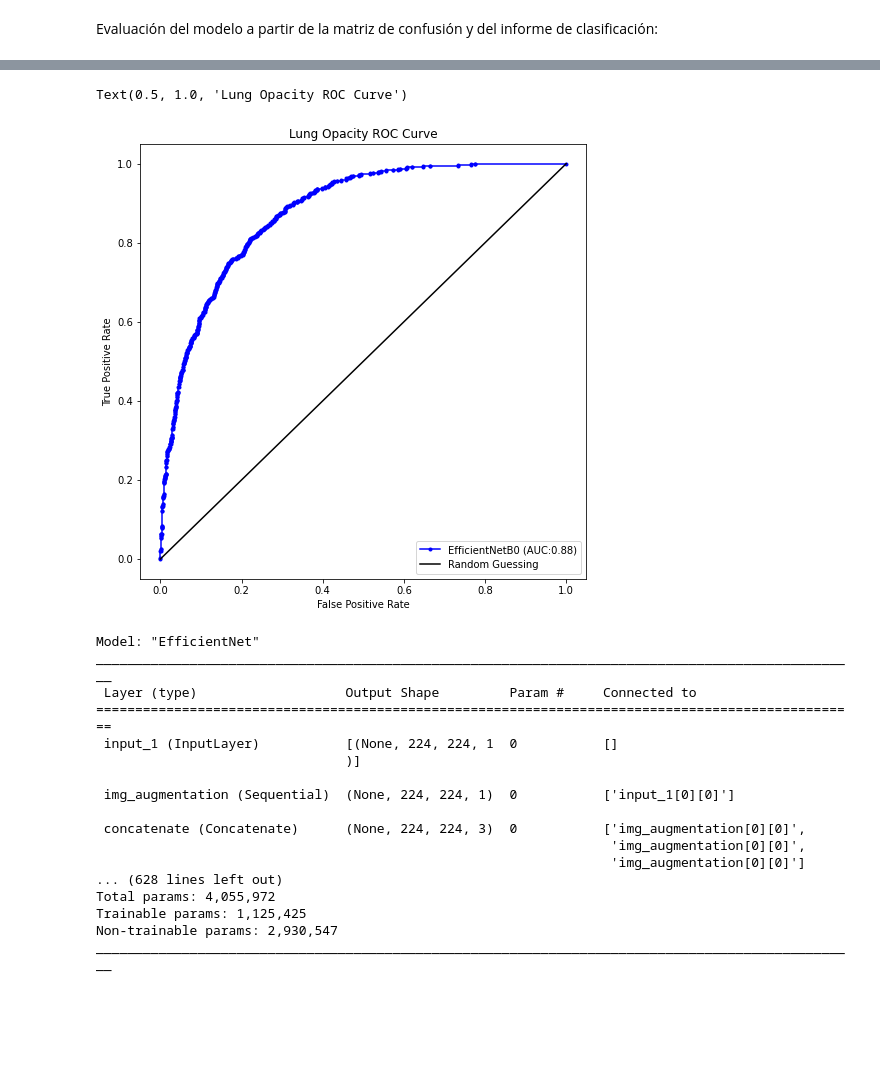
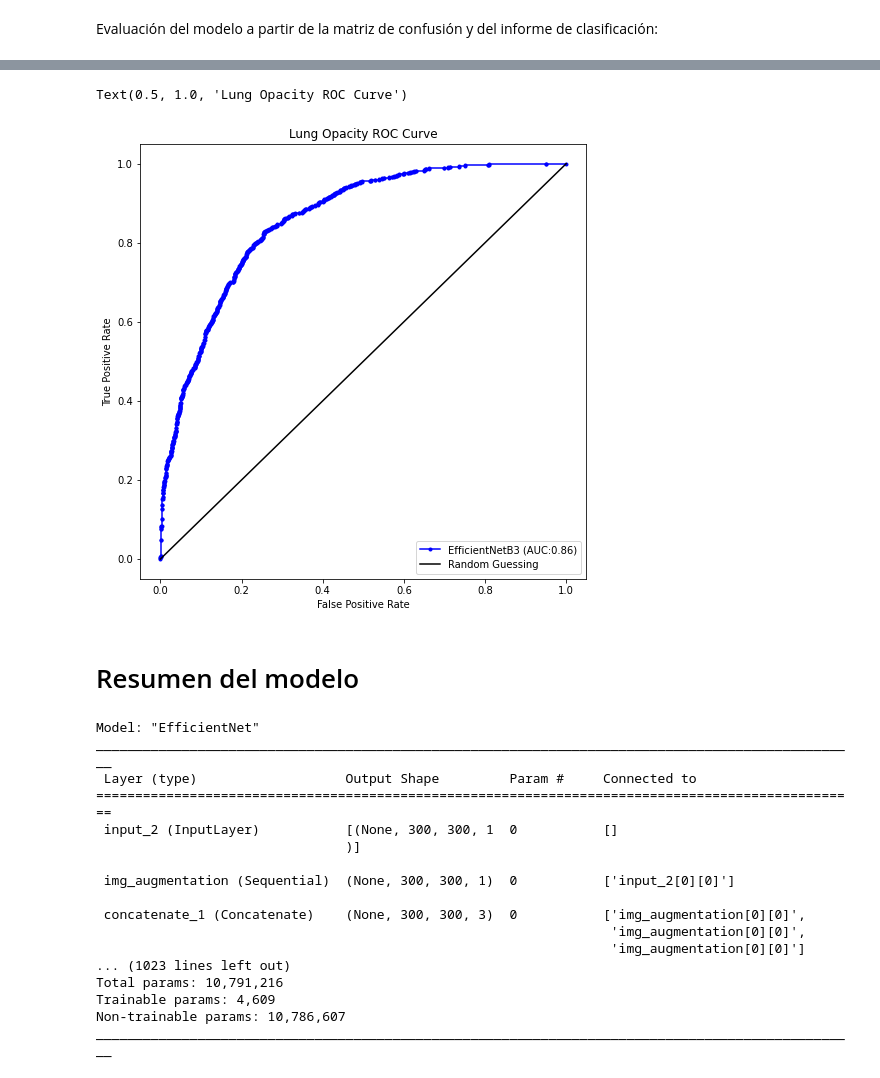
Before and after one commit to mariousm/Pneumonia-Detection, a Jupyter notebook: src/pneumonia_detection_B3.ipynb, the cells around one changed output, grey strips where cells are left out. Drawn from its saved outputs; the diff is of its cells as text; code cells hidden in the pictures; blank space fills up the shorter version.

Commit message:
EfficientNetB3 - precisión 82.22%

```diff
--- a/src/pneumonia_detection_B3.ipynb
+++ b/src/pneumonia_detection_B3.ipynb
@@ -490,8 +486,22 @@ El objetivo Fine-tuning es mejorar la precisión del modelo a partir de "descong
 ## Hiperparámetros
 # %%
 # CNN
-LEARNING_RATE_FT = 1e-4 # 1e-4, 1e-5
-EPOCHS_FT = 6 # 15, 10, 15
+LEARNING_RATE_FT = 1e-5 # 1e-4, 1e-5
+EPOCHS_FT = 15 # 15, 10, 15
 # %% [markdown]
 ## CNN y Fine-tuning
+# %%
+def unfreeze_model(model):
+  # Freezing layers not training, the model has 390 layers
+  for layer in model.layers[:-4]: # Todo el modelo base
+    if not isinstance(layer, layers.BatchNormalization):
+      layer.trainable = True
+
+  # Compile
+  optimizer = Adam(learning_rate=LEARNING_RATE_FT)
+  model.compile(
+      optimizer=optimizer, loss="binary_crossentropy", metrics=["accuracy"]
+  )
+
+  return model
 # %%
@@ -523,9 +533,11 @@ def unfreeze_model():
 # %% [markdown]
 ## Training
+# %%
+model = load_model("/content/drive/MyDrive/TFM/models/EfficientNetB3/model1/model_EP50_LR0.0001_BS32.pickle")
 # %%
 # Descongelamos layers del modelo base
-# model = unfreeze_model(model)
-model_ft = unfreeze_model()
+model_ft = unfreeze_model(model)
+# model_ft = unfreeze_model()
 # %%
 # Entrenamos la red
 history_ft = model_ft.fit(
@@ -626,15 +627,17 @@ weighted avg       0.83      0.84      0.83      2976
 # %%
 fpr, tpr, _ = roc_curve(y_test, y_probs)
 fig, ax1 = plt.subplots(1,1, figsize = (8, 8))
-ax1.plot(fpr, tpr, 'b.-', label = 'EfficientNetB0 (AUC:%2.2f)' % roc_auc_score(y_test, y_probs))
+ax1.plot(fpr, tpr, 'b.-', label = 'EfficientNetB3 (AUC:%2.2f)' % roc_auc_score(y_test, y_probs))
 ax1.plot(fpr, fpr, 'k-', label = 'Random Guessing')
 ax1.legend(loc = 4)
 ax1.set_xlabel('False Positive Rate')
 ax1.set_ylabel('True Positive Rate');
 ax1.set_title('Lung Opacity ROC Curve')
 # %% [output]
 Text(0.5, 1.0, 'Lung Opacity ROC Curve')
-[figure, old version]
+[figure, new version]
+# %% [markdown]
+# Resumen del modelo
 # %%
 model.summary()
 # %% [output]
@@ -642,16 +645,16 @@ Model: "EfficientNet"
 __________________________________________________________________________________________________
  Layer (type)                   Output Shape         Param #     Connected to
 ==================================================================================================
- input_1 (InputLayer)           [(None, 224, 224, 1  0           []
+ input_2 (InputLayer)           [(None, 300, 300, 1  0           []
                                 )]
 
- img_augmentation (Sequential)  (None, 224, 224, 1)  0           ['input_1[0][0]']
+ img_augmentation (Sequential)  (None, 300, 300, 1)  0           ['input_2[0][0]']
 
- concatenate (Concatenate)      (None, 224, 224, 3)  0           ['img_augmentation[0][0]',
+ concatenate_1 (Concatenate)    (None, 300, 300, 3)  0           ['img_augmentation[0][0]',
                                                                   'img_augmentation[0][0]',
                                                                   'img_augmentation[0][0]']
-... (628 lines left out)
-Total params: 4,055,972
-Trainable params: 1,125,425
-Non-trainable params: 2,930,547
+... (1023 lines left out)
+Total params: 10,791,216
+Trainable params: 4,609
+Non-trainable params: 10,786,607
 __________________________________________________________________________________________________
```
Also changed, not shown: parts of 31 cells of this notebook.
